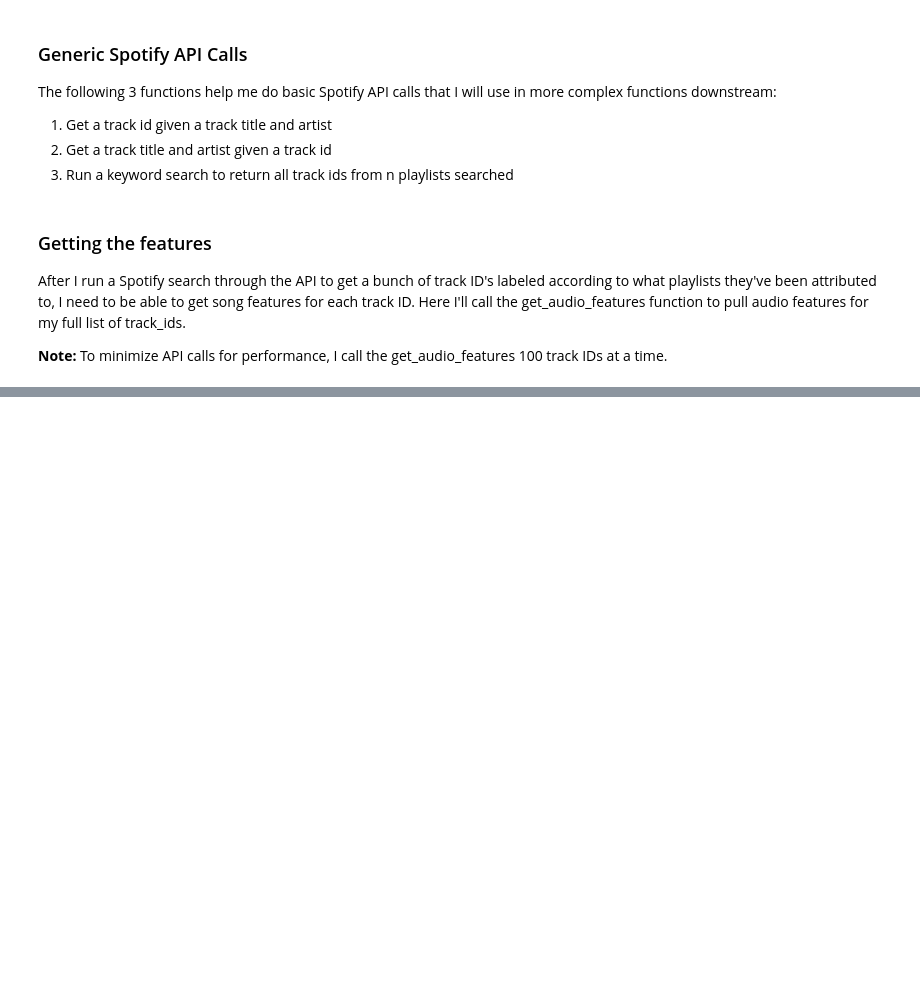
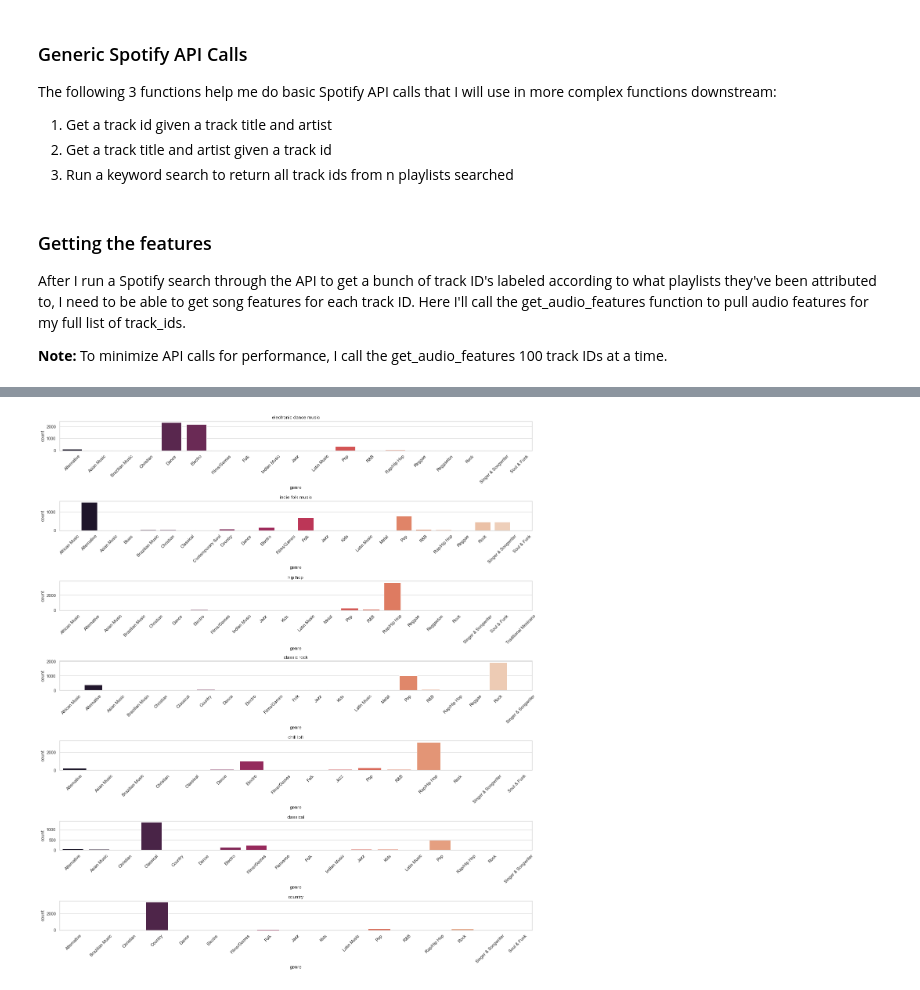
Before and after one commit to andrec279/contextify, a Jupyter notebook: contextify_explore.ipynb, the cells around one changed output, grey strips where cells are left out. Saved outputs shown, nothing was run; the diff lists cells and outputs as text; code cells hidden in the pictures; blank space fills up the shorter version.

```diff
--- a/contextify_explore.ipynb
+++ b/contextify_explore.ipynb
@@ -365,0 +574,11 @@ Runtime: 98.66457796096802 seconds
+# %%
+# User-generated list of playlist names (hardcoded for development / testing)
+pl_names = ['electronic dance music', 'indie folk music', 'hip hop', 'classic rock', 'chill lofi', 'classical', 'country']
+
+for name in pl_names:
+    token = util.prompt_for_user_token(username=username,
+                                   scope=scope,
+                                   client_id=client_id,
+                                   client_secret=client_secret,
+                                   redirect_uri='http://localhost:7777/callback')
+    store_data(name, 100)
@@ -365,0 +593,2 @@ Runtime: 98.66457796096802 seconds
+# %%
+data_pulled = get_data(['electronic dance music', 'indie folk music', 'hip hop', 'classic rock', 'chill lofi', 'classical', 'country'])
@@ -365,0 +597,6 @@ Runtime: 98.66457796096802 seconds
+# %%
+data = data_pulled['data'].drop('trackid', axis=1)
+data_wtrackid = data_pulled['data']
+playlists = data_pulled['playlists']
+features = data_pulled['features']
+data.head()
@@ -365,0 +620,22 @@ Runtime: 98.66457796096802 seconds
+# %%
+# Set theme
+sns.set(style="whitegrid")
+# %%
+# Genre breakdown
+fig, ax = plt.subplots(len(pl_names), 1, figsize=(18, 20))
+
+row = 0
+
+for pl in playlists:
+    genre_graph_data = data[data['label']==pl].groupby('genre', as_index=False).agg(
+        count=pd.NamedAgg(column='genre', aggfunc='count')
+    )
+    plot = sns.barplot(ax=ax[row], x='genre', y='count', data=genre_graph_data, palette='rocket')
+    ax[row].set_title(pl)
+    for item in plot.get_xticklabels():
+        item.set_rotation(45)
+    row += 1
+plt.tight_layout()
+plt.show()
+# %% [output]
+[figure, added]
```
Also changed, not shown: parts of 49 cells of this notebook, 18 other files.
